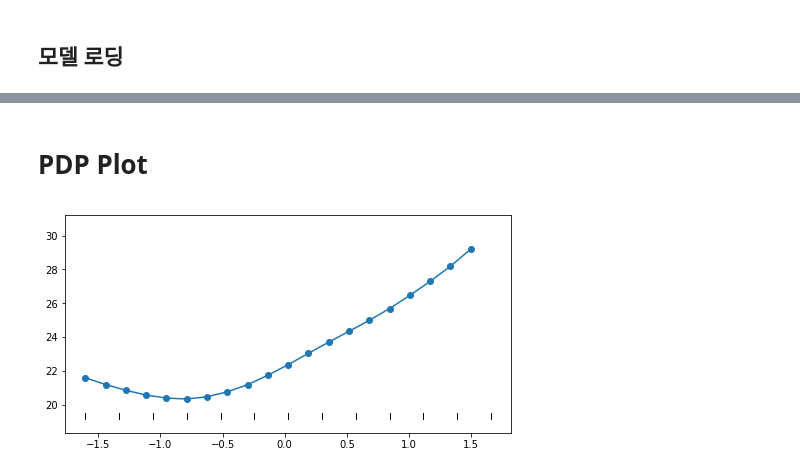
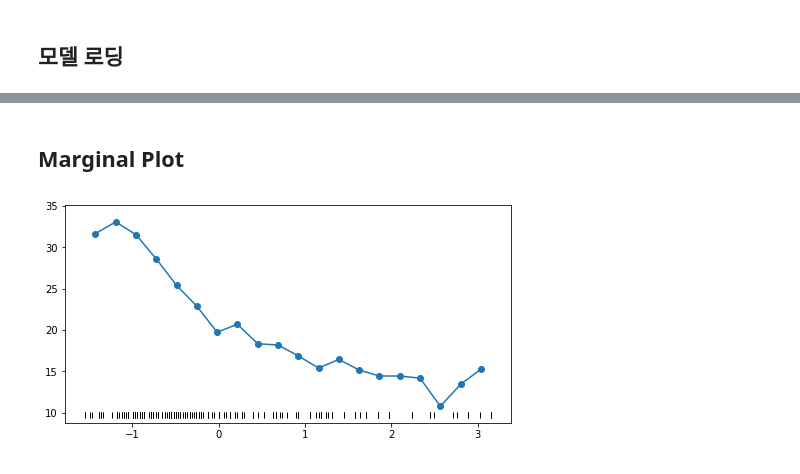
Before and after one commit to hoondori/free_test, a Jupyter notebook: PDP_ICE_ALE_example/PDP_MPG.ipynb, the cells around one changed output, grey strips where cells are left out. Drawn from its saved outputs; the diff is of its cells as text; code cells hidden in the pictures.

Commit message:
add PDP, ICE, M-plot, ALE Plot

```diff
--- a/PDP_ICE_ALE_example/PDP_MPG.ipynb
+++ b/PDP_ICE_ALE_example/PDP_MPG.ipynb
@@ -52,45 +165,39 @@ _________________________________________________________________
 # %% [markdown]
-# PDP Plot
+## Marginal Plot
 # %%
-def make_intervals(min_val, max_val, n_interval):
-    step = (max_val - min_val) / n_interval
-    intervals = [ (min_val+i*step, min_val+(i+1)*step) for i in range(n_interval)]
-    return intervals
-
-def partial_dependency_plot(feature_name, n_interval, features, labels):
-    stats = train_dataset[feature_name].describe()
+def marginal_plot(feature_name, n_interval, features):
+    stats = features[feature_name].describe()
     intervals = make_intervals(stats['min'], stats['max'], n_interval)
 
+    x_ = [ (lower+upper)/2 for lower, upper in intervals ]
+
     # for each use of lower bound in intervals,
-    x_ = []
     y_ = []
     for lower, upper in intervals:
-        x_.append(lower)
 
-        # make artificial features with replacing feature value with lower bound value
-        artificial_features = features.copy()
-        artificial_features[feature_name] = lower
+        # select data points within interval
+        within_features = features[ (features[feature_name] >= lower) & (features[feature_name] < upper) ]
 
-        # make predictions over artifically created features
-        predictions = model.predict(artificial_features).flatten()
-        avg_prediction = np.average(predictions)
+        # if there's none of data points in interval, just use previous one
+        if len(within_features) == 0:
+            avg_prediction = y_[-1]
+        else:
+            # make predictions over artifically created features
+            predictions = model.predict(within_features)
+            avg_prediction = np.average(predictions)
         y_.append(avg_prediction)
 
     fig, ax = plt.subplots(figsize=(8,4))
 
     # draw curve for avg prediction
     ax.plot(x_, y_, '-o')
 
     # draw original feature distribution as rugged plot
-
     ax.plot(features[feature_name], [min(y_)-1]*len(features), '|', color='k')
-
-    #plt.plot(features[feature_name], np.full(len(features), 0.1))
 
     plt.ylim(min(y_)-2, max(y_)+2)
     plt.show()
 
-# Cylinders, Displacement, Horsepower, Weight, Acceleration, Model Year
-partial_dependency_plot('Model Year', 20, normed_train_dataset, train_labels)
+marginal_plot('Horsepower', 20, normed_train_dataset)
 # %% [output]
-[figure, old version]
+[figure, new version]
```
Also changed, not shown: parts of 9 cells of this notebook.
